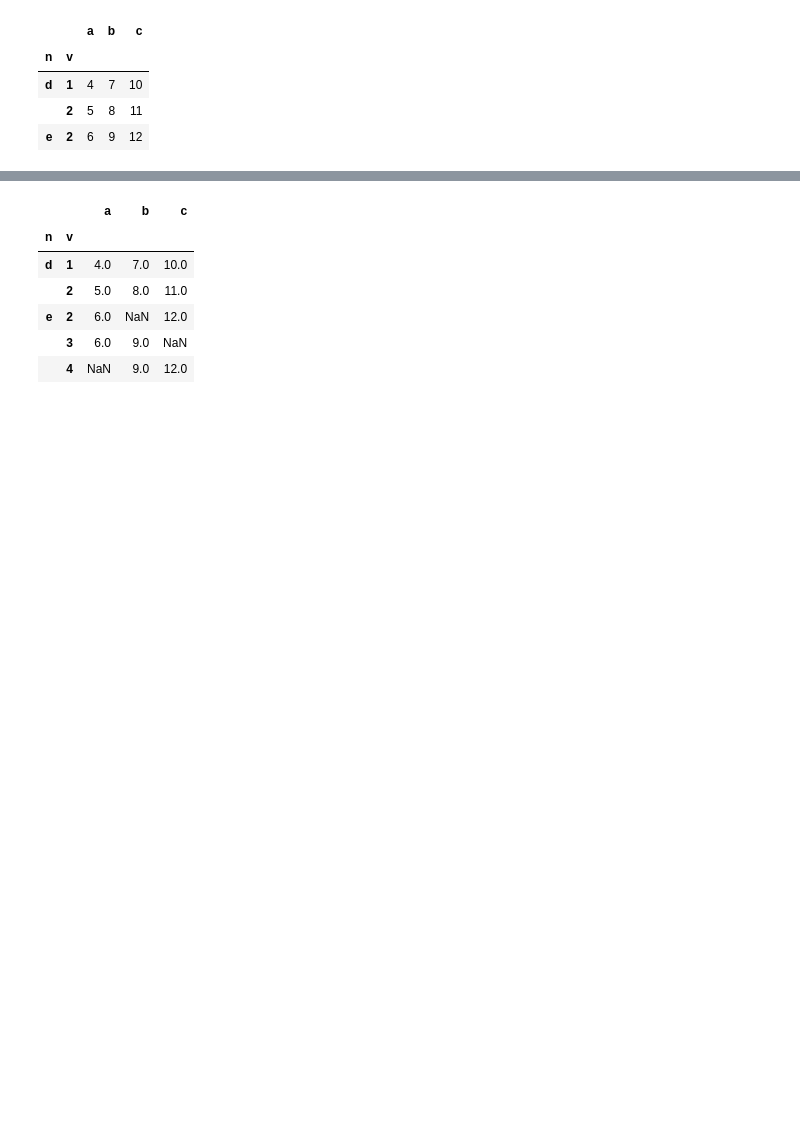
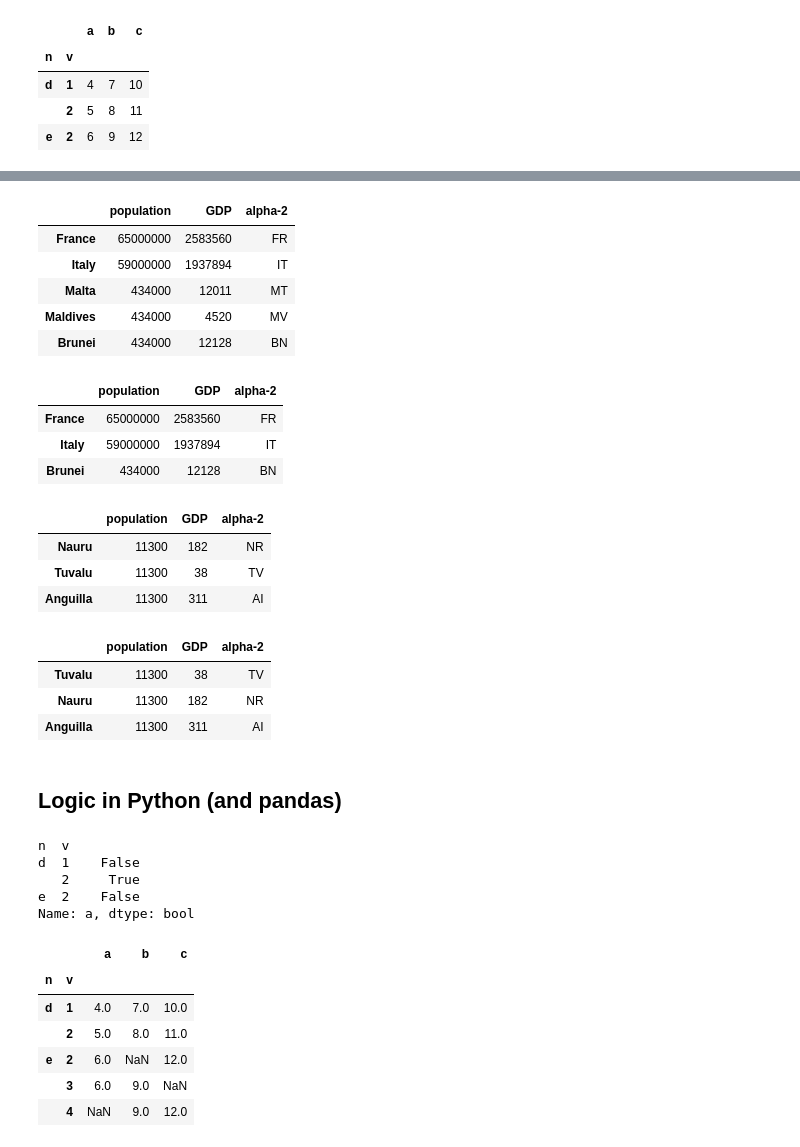
Before and after one commit to dw3624/pandas, a Jupyter notebook: pandas 10min 1.ipynb, the cells around one changed output, grey strips where cells are left out. Cells and saved outputs as stored; diff of their text form; code cells hidden in the pictures; blank space fills up the shorter version.

```diff
--- a/pandas 10min 1.ipynb
+++ b/pandas 10min 1.ipynb
@@ -161,3 +220,51 @@ Name: a, dtype: bool
+# %%
+df.nlargest(3, 'population', keep='all') # keep=all : 동순위 항목이 모두 선택됨
+# %% [output]
+|  | population | GDP | alpha-2 |
+| France | 65000000 | 2583560 | FR |
+| Italy | 59000000 | 1937894 | IT |
+| Malta | 434000 | 12011 | MT |
+| Maldives | 434000 | 4520 | MV |
+| Brunei | 434000 | 12128 | BN |
+# %%
+df.nlargest(3, ['population', 'GDP']) # population항목 기준 적용 후 GDP항목 기준으로 정렬
+# %% [output]
+|  | population | GDP | alpha-2 |
+| France | 65000000 | 2583560 | FR |
+| Italy | 59000000 | 1937894 | IT |
+| Brunei | 434000 | 12128 | BN |
+# %%
+df.nsmallest(3, 'population')
+# %% [output]
+|  | population | GDP | alpha-2 |
+| Nauru | 11300 | 182 | NR |
+| Tuvalu | 11300 | 38 | TV |
+| Anguilla | 11300 | 311 | AI |
+# %%
+df.nsmallest(3, ['population', 'GDP'])
+# %% [output]
+|  | population | GDP | alpha-2 |
+| Tuvalu | 11300 | 38 | TV |
+| Nauru | 11300 | 182 | NR |
+| Anguilla | 11300 | 311 | AI |
+# %% [markdown]
+## Logic in Python (and pandas)
+# %%
+df=pd.DataFrame(
+    {'a':[4,5,6],
+     'b':[7,8,9],
+     'c':[10,11,12]},
+     index=pd.MultiIndex.from_tuples(
+     [('d',1),('d',2),('e',2)],
+     names=['n','v']))
+df.a.isin([5]) # isin에는 리스트형태를 넣어야함
+df['a'].isin([5])
+# %% [output]
+n  v
+d  1    False
+   2     True
+e  2    False
+Name: a, dtype: bool
 # %%
 import numpy as np
 df3=pd.DataFrame(
```
Also changed, not shown: parts of 14 cells of this notebook.
